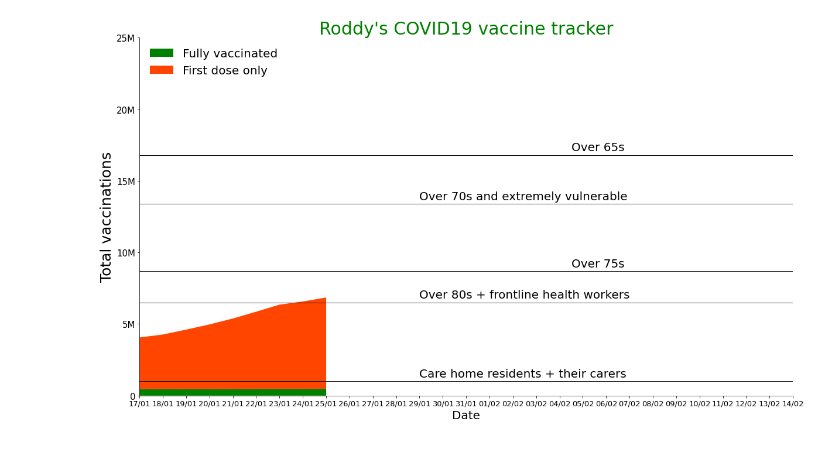
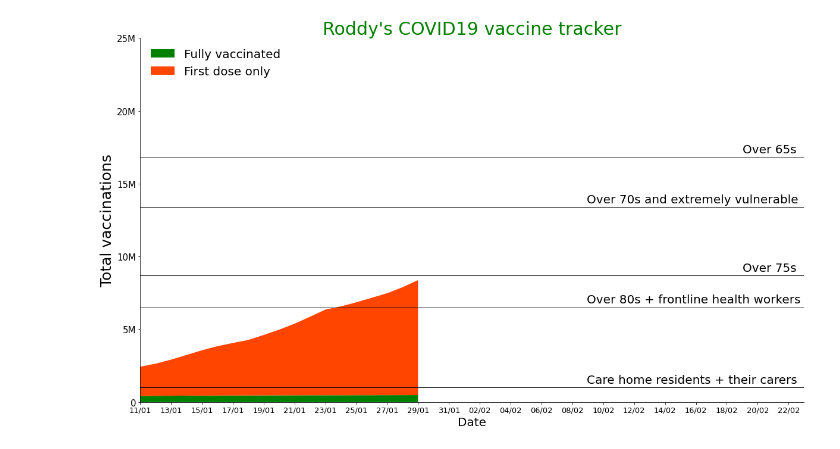
Before and after one commit to RoddyJaques/UK-Vaccine-Tracker, a Jupyter notebook: CumulativePlot.ipynb, the cells around one changed output. Saved outputs shown, nothing was run; the diff lists cells and outputs as text; code cells hidden in the pictures.

```diff
--- a/CumulativePlot.ipynb
+++ b/CumulativePlot.ipynb
@@ -81,14 +81,16 @@ by_date["date_real"] = pd.to_datetime(by_date["date"]).dt.date
 by_date["FirstDoseOnly"] = by_date["cumPeopleVaccinatedFirstDoseByPublishDate"] - by_date["cumPeopleVaccinatedSecondDoseByPublishDate"]
 by_date["TotalDoses"] = by_date["cumPeopleVaccinatedFirstDoseByPublishDate"] + by_date["cumPeopleVaccinatedSecondDoseByPublishDate"]
 
+#Create numpy array of dates starting from 11/01/21
+start_date = datetime.date(2021, 1 , 11)
 
-#Create numpy array of all dates from 11/01/21 to 07/02/21
-start_date = datetime.date(2021, 1 , 17)
-end_date = datetime.date(2021, 2 , 14)
-end_datetime = datetime.datetime(2021, 2 , 7,0,0,0) #Keep a datetime of the end date so annoations can be plotted precisely
-number_of_days = 29
+#Extends x-axis by 2 weeks every 2 weeks
+diff = (datetime.date.today() - datetime.date(2021,1,30)).days
+AxisAdd = (diff/14) + 1
+end_date = start_date + datetime.timedelta(days=28 + 14*AxisAdd)
+end_datetime = datetime.datetime.combine(end_date, datetime.datetime.min.time()) #Keep a datetime of the end date so annoations can be plotted precisely
+number_of_days = (end_date - start_date).days + 1
 date_list = np.asarray([(start_date + datetime.timedelta(days = day)) for day in range(number_of_days)])
-x_labels = np.asarray([(start_date + datetime.timedelta(days = day)).strftime('%d/%m') for day in range(number_of_days)])
 
 # Find out which priority group has been vaccinated
 groups = [[1000000,"Care home residents + their carers"],[6500000,"over 80 + frontline health workers"],
@@ -121,8 +123,8 @@ ax.stackplot(date_list[date_list <= by_date["date_real"].max() ],
 
 width = 1
 
-biglabel_x = end_datetime-datetime.timedelta(days = 9)
-shortlabel_x = end_datetime-datetime.timedelta(days = 2.5)
+biglabel_x = end_datetime-datetime.timedelta(days = 0.32*number_of_days)
+shortlabel_x = end_datetime-datetime.timedelta(days = 0.09*number_of_days)
 
 ax.plot(date_list, np.full(date_list.shape,1000000),label='_nolegend_',lw=width,c='black')
 ax.text(biglabel_x,1300000,
@@ -154,32 +156,32 @@ if today_total > 16800000:
 if today_total > 16800000:
     ax.plot(date_list, np.full(date_list.shape,25000000),label='_nolegend_',lw=width,c='black')
     ax.text(shortlabel_x,25300000,
             "Over 55s", fontsize=20)
 
 if today_total > 16800000:
     ax.plot(date_list, np.full(date_list.shape,29700000),label='_nolegend_',lw=width,c='black')
     ax.text(shortlabel_x,30000000,
             "Over 50s", fontsize=20)
 
 ax.xaxis.set_major_formatter(mdates.DateFormatter('%d/%m'))
 ax.set_xlim(start_date, end_date)
-ax.set_xticks(date_list)
+ax.set_xticks(date_list[::2])
 
 ax.set_ylim([0,y_limit])
 ax.yaxis.set_major_formatter(tick.FuncFormatter(y_fmt))
 
 ax.legend(loc='upper left',frameon=False, fontsize=20)
 
 ax.tick_params(axis='y',labelsize=15)
 ax.tick_params(axis='x',labelsize=13)
 
 plt.title("Roddy's COVID19 vaccine tracker",
         fontsize=30, color='g' )
 plt.xlabel('Date',fontsize=20)
 plt.ylabel('Total vaccinations',fontsize=25)
 
 sns.despine(top=True, right=True)
 
 file_name = "TotalPlot_" + datetime.datetime.today().strftime('%d%m%y')
 # %% [output]
-[figure, old version]
+[figure, new version]
```
Also changed, not shown: 4 other files.
